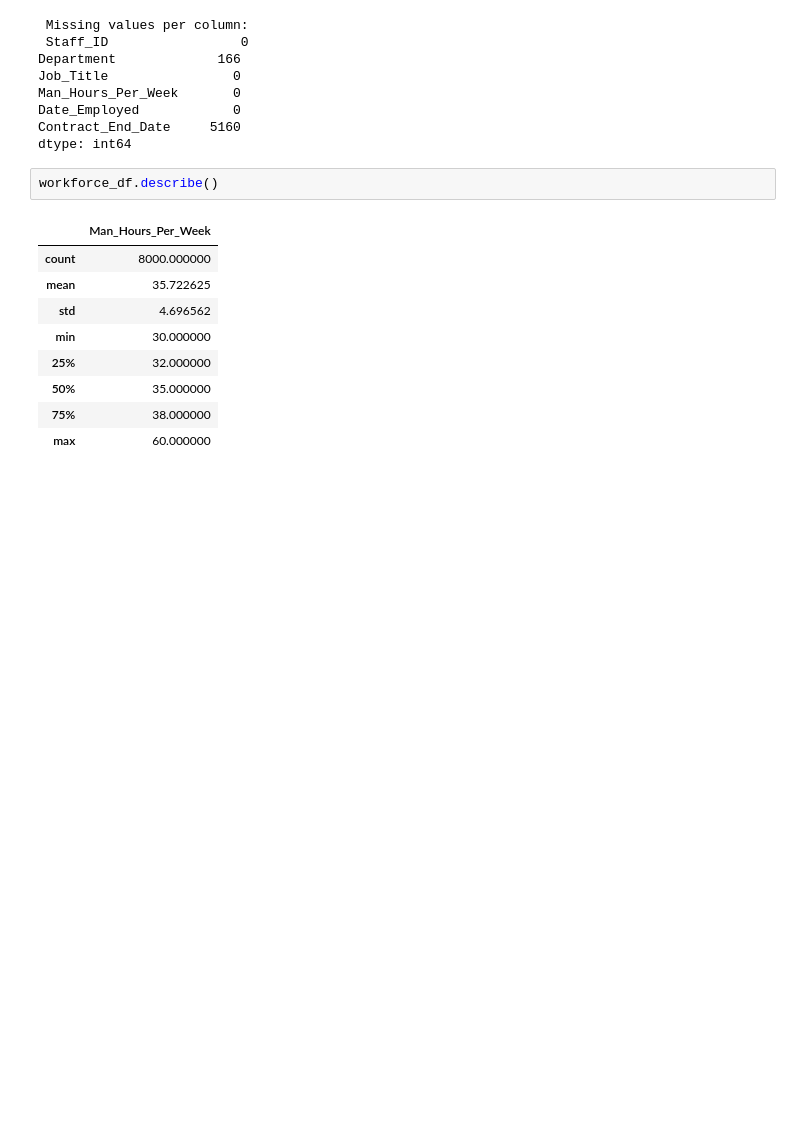
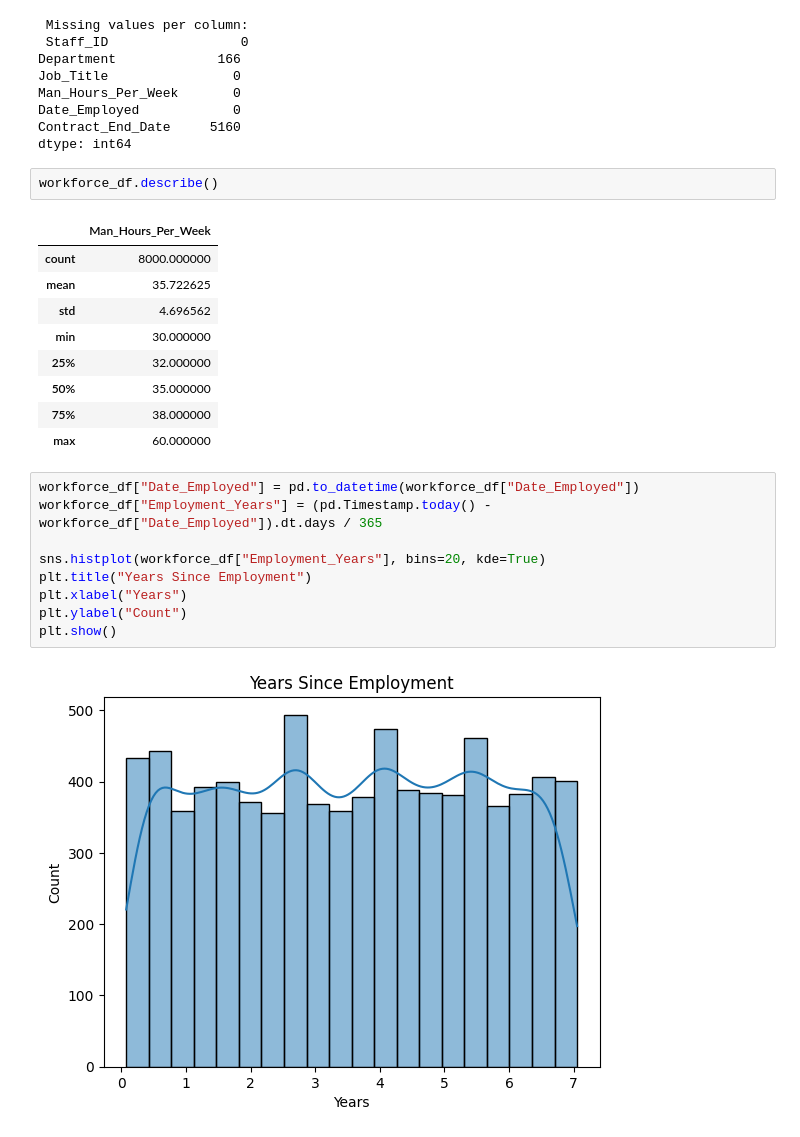
Before and after one commit to goodnessezichioum/DS-final-project, a Jupyter notebook: Untitled0.ipynb, the cells around one changed output. Cells and saved outputs as stored; diff of their text form; blank space fills up the shorter version.

Commit message:
Plot of years since employment

```diff
--- a/Untitled0.ipynb
+++ b/Untitled0.ipynb
@@ -64,3 +64,14 @@ workforce_df.describe()
 | 50% | 35.000000 |
 | 75% | 38.000000 |
 | max | 60.000000 |
+# %%
+workforce_df["Date_Employed"] = pd.to_datetime(workforce_df["Date_Employed"])
+workforce_df["Employment_Years"] = (pd.Timestamp.today() - workforce_df["Date_Employed"]).dt.days / 365
+
+sns.histplot(workforce_df["Employment_Years"], bins=20, kde=True)
+plt.title("Years Since Employment")
+plt.xlabel("Years")
+plt.ylabel("Count")
+plt.show()
+# %% [output]
+[figure, added]
```
